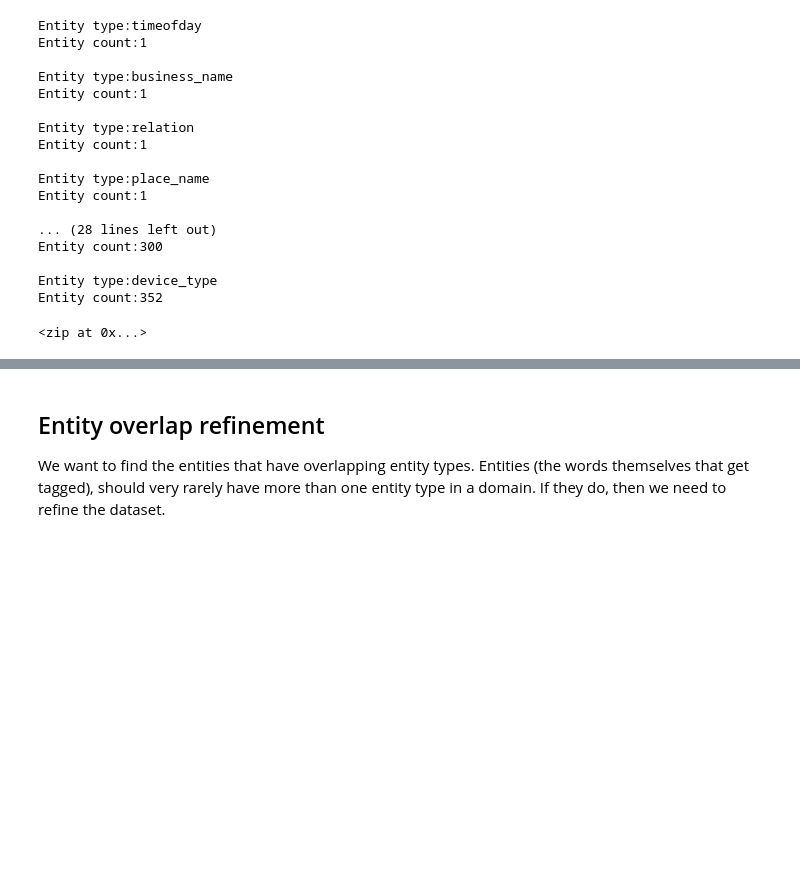
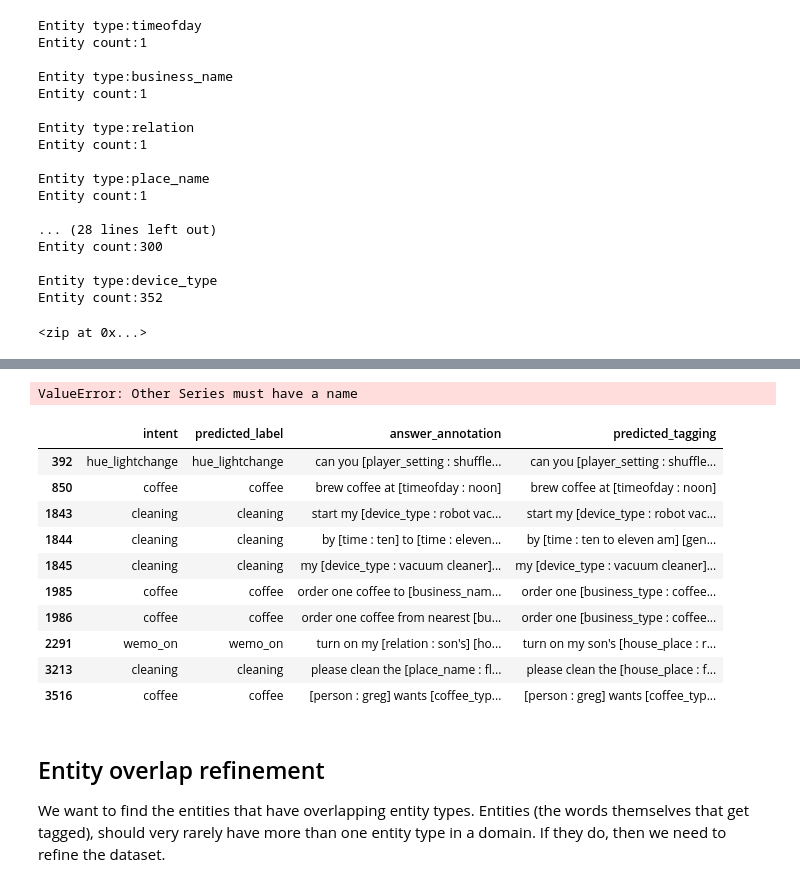
Before and after one commit to secretsauceai/NLU-engine-prototype-benchmarks, a Jupyter notebook: Macro_NLU_Entity_Refinement.ipynb, the cells around one changed output, grey strips where cells are left out. Saved outputs shown, nothing was run; the diff lists cells and outputs as text; code cells hidden in the pictures; blank space fills up the shorter version.

Commit message:
WIP: flow to refine sparse entity types

```diff
--- a/Macro_NLU_Entity_Refinement.ipynb
+++ b/Macro_NLU_Entity_Refinement.ipynb
@@ -468,8 +468,21 @@ domain_df[domain_df['entity_types'].str.contains('person', na=False)]
 
 def get_entries_with_sparse_total(domain_df, sorted_entity_types_and_counts):
     entity_types_with_sparse_total = []
+    entity_counts_with_sparse_total = []
     for entity_type, entity_count in sorted_entity_types_and_counts:
         if entity_count < 5:
             print(f'Entity type: {entity_type}, Total count: {entity_count}')
             entity_types_with_sparse_total.append(entity_type)
-    return domain_df[domain_df['entity_types'].str.contains(('|').join(entity_types_with_sparse_total), na=False)]
+            entity_counts_with_sparse_total.append(entity_count)
+    if len(entity_types_with_sparse_total) > 0:
+        sparse_total_df = pd.DataFrame(
+            {
+                'entity_type': entity_types_with_sparse_total,
+                'total_count': entity_counts_with_sparse_total
+                })
+
+        sparse_entity_entries_df = domain_df[domain_df['entity_types'].str.contains(
+            ('|').join(entity_types_with_sparse_total), na=False)]
+        return sparse_total_df, sparse_entity_entries_df
+    else:
+        return None
@@ -498,0 +489,6 @@ Entity type: general_frequency, Total count: 3
+# %%
+sparse_total_df, sparse_entries_df = get_entries_with_sparse_total(
+    domain_df, sorted_entity_types_and_counts)
+# create a ipysheet for sparse_total_df with boolean buttons for merge, remove, untag
+# Should the merge be multiple buttons, one for each entity type to merge with?
+sparse_entries_df
@@ -499 +600,27 @@ Entity type: general_frequency, Total count: 3
+# %%
+split_entity_types_df = create_entity_type_df(sparse_entries_df)
+split_entity_types_df
+# %% [output]
+ValueError: Other Series must have a name
+# %%
+# TODO: the entries should be arranged in the same order as the entity types in sparse_total_df
+# TODO: add use predicted tagging column as boolean?
+# TODO: make df that only has intent, predicted label, answer annotation, predicted tagging
+df = sparse_entries_df[['intent', 'predicted_label', 'answer_annotation', 'predicted_tagging']]
+
+# display the entire columns for answer_annotation and predicted_tagging
+with pd.option_context('display.max_rows', None, 'display.max_columns', None):
+    display(df)
+# %% [output]
+|  | intent | predicted_label | answer_annotation | predicted_tagging |
+| 392 | hue_lightchange | hue_lightchange | can you [player_setting : shuffle... | can you [player_setting : shuffle... |
+| 850 | coffee | coffee | brew coffee at [timeofday : noon] | brew coffee at [timeofday : noon] |
+| 1843 | cleaning | cleaning | start my [device_type : robot vac... | start my [device_type : robot vac... |
+| 1844 | cleaning | cleaning | by [time : ten] to [time : eleven... | by [time : ten to eleven am] [gen... |
+| 1845 | cleaning | cleaning | my [device_type : vacuum cleaner]... | my [device_type : vacuum cleaner]... |
+| 1985 | coffee | coffee | order one coffee to [business_nam... | order one [business_type : coffee... |
+| 1986 | coffee | coffee | order one coffee from nearest [bu... | order one [business_type : coffee... |
+| 2291 | wemo_on | wemo_on | turn on my [relation : son's] [ho... | turn on my son's [house_place : r... |
+| 3213 | cleaning | cleaning | please clean the [place_name : fl... | please clean the [house_place : f... |
+| 3516 | coffee | coffee | [person : greg] wants [coffee_typ... | [person : greg] wants [coffee_typ... |
 # %%
```
Also changed, not shown: parts of 9 cells of this notebook.
